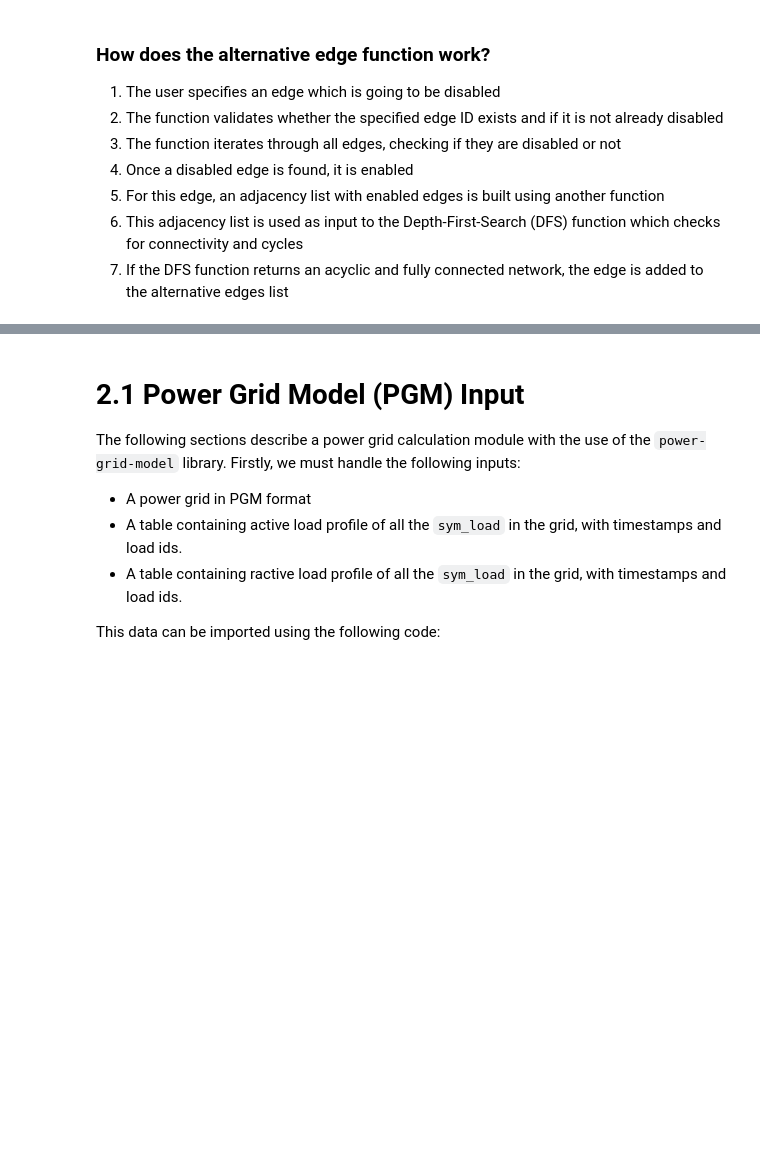
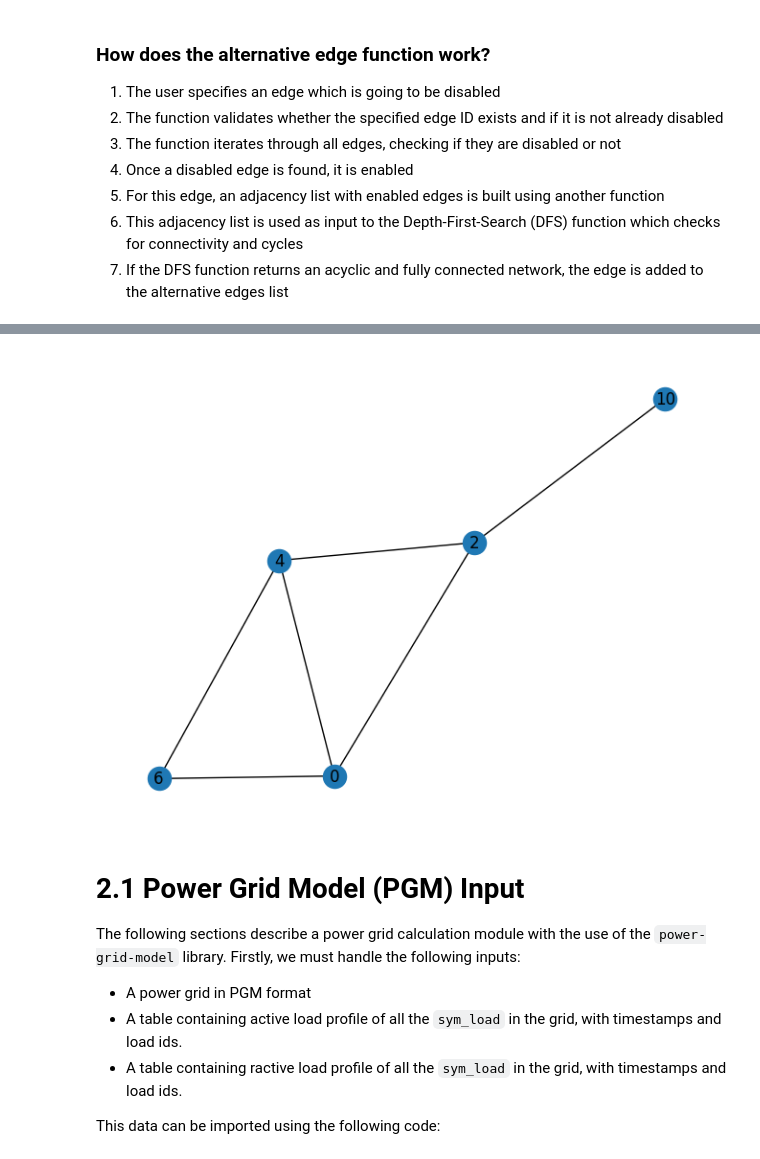
Before and after one commit to ACMason117/power-system-simulation-acdc, a Jupyter notebook: src/power_system_simulation/Final_presentation.ipynb, the cells around one changed output, grey strips where cells are left out. Cells and saved outputs as stored; diff of their text form; code cells hidden in the pictures; blank space fills up the shorter version.

```diff
--- a/src/power_system_simulation/Final_presentation.ipynb
+++ b/src/power_system_simulation/Final_presentation.ipynb
@@ -200,3 +203,7 @@ Alternative edge when disabling edge 9 are: []
+# %%
+test.graph_plotter(tp.AllEdges)
+# %% [output]
+[figure, added]
 # %% [markdown]
 # 2.1 Power Grid Model (PGM) Input
 
```
Also changed, not shown: parts of 15 cells of this notebook, 2 other files.
